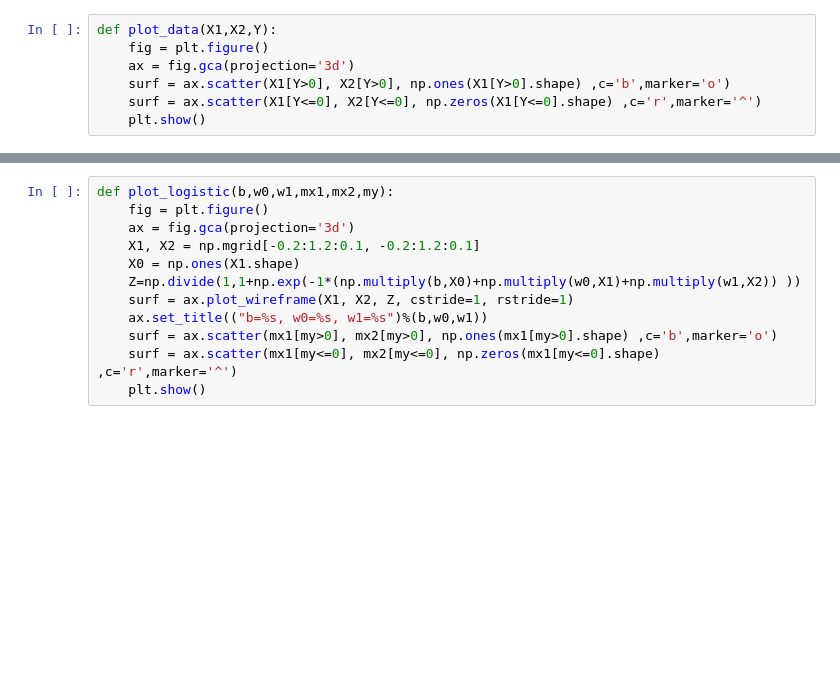
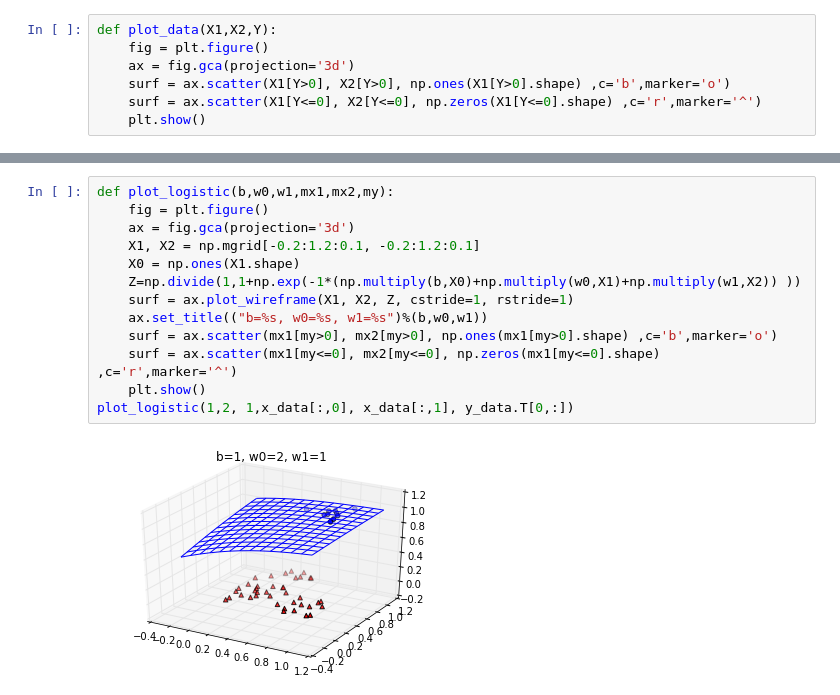
Before and after one commit to ckmarkoh/ntc_deeplearning_tensorflow, a Jupyter notebook: intro/binaryClassification.ipynb, the cells around one changed output, grey strips where cells are left out. Cells and saved outputs as stored; diff of their text form; blank space fills up the shorter version.

```diff
--- a/intro/binaryClassification.ipynb
+++ b/intro/binaryClassification.ipynb
@@ -22,15 +41,18 @@ plot_data(x_data[:,0], x_data[:,1], y_data.T[0,:])
 # %%
 def plot_logistic(b,w0,w1,mx1,mx2,my):
     fig = plt.figure()
     ax = fig.gca(projection='3d')
     X1, X2 = np.mgrid[-0.2:1.2:0.1, -0.2:1.2:0.1]
     X0 = np.ones(X1.shape)
     Z=np.divide(1,1+np.exp(-1*(np.multiply(b,X0)+np.multiply(w0,X1)+np.multiply(w1,X2)) ))
     surf = ax.plot_wireframe(X1, X2, Z, cstride=1, rstride=1)
     ax.set_title(("b=%s, w0=%s, w1=%s")%(b,w0,w1))
     surf = ax.scatter(mx1[my>0], mx2[my>0], np.ones(mx1[my>0].shape) ,c='b',marker='o')
     surf = ax.scatter(mx1[my<=0], mx2[my<=0], np.zeros(mx1[my<=0].shape) ,c='r',marker='^')
     plt.show()
+plot_logistic(1,2, 1,x_data[:,0], x_data[:,1], y_data.T[0,:])
+# %% [output]
+[figure, added]
 # %%
 
 x_ = tf.placeholder(tf.float32,[None,2], name="x_")
```
Also changed, not shown: parts of 2 cells of this notebook, 9 other files.
